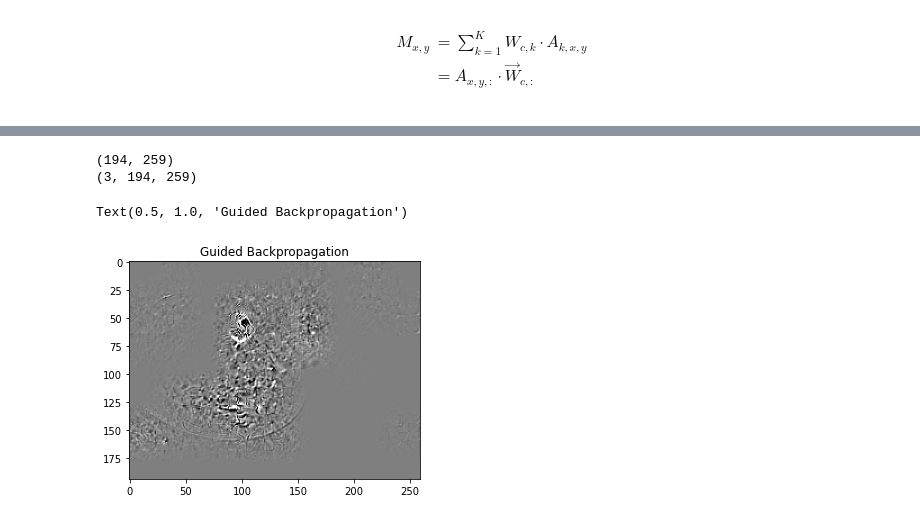
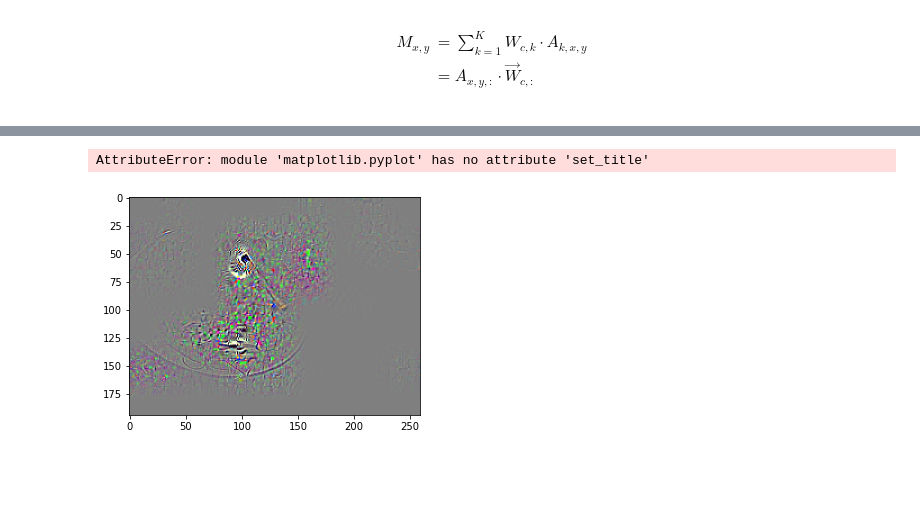
Before and after one commit to kartiksrinivas007/AI500-Deep-Learning, a Jupyter notebook: A3/CAM.ipynb, the cells around one changed output, grey strips where cells are left out. Drawn from its saved outputs; the diff is of its cells as text; code cells hidden in the pictures; blank space fills up the shorter version.

```diff
--- a/A3/CAM.ipynb
+++ b/A3/CAM.ipynb
@@ -245,15 +268,9 @@ since the weights are equal to the gradients anyway. so using the weights and th
 we need only take the hadamard product of both at the end and then visualize
-# %%
- # for this we must first note something important
-print(guided.shape)
-guided = np.stack((guided,)*3, axis=-1)
-guided = guided.transpose(2,0,1)
-print(stacked_op.shape)
-net = guided * stacked_op
-plt.imshow(normalize(net).transpose(1,2,0))
-plt.title('Guided Grad CAM')
-# %% [output]
-(194, 259)
-(3, 194, 259)
-Text(0.5, 1.0, 'Guided Backpropagation')
-[figure, removed]
+# %%
+heatmap = np.stack((heatmap,)*3, axis=-1)
+guided_gradcam =  heatmap* grad.permute(1, 2, 0).detach().numpy()
+plt.imshow(normalize(guided_gradcam))
+plt.title('Guided GradCAM')
+# %% [output]
+AttributeError: module 'matplotlib.pyplot' has no attribute 'set_title'
+[figure, added]
```
Also changed, not shown: parts of 26 cells of this notebook.
